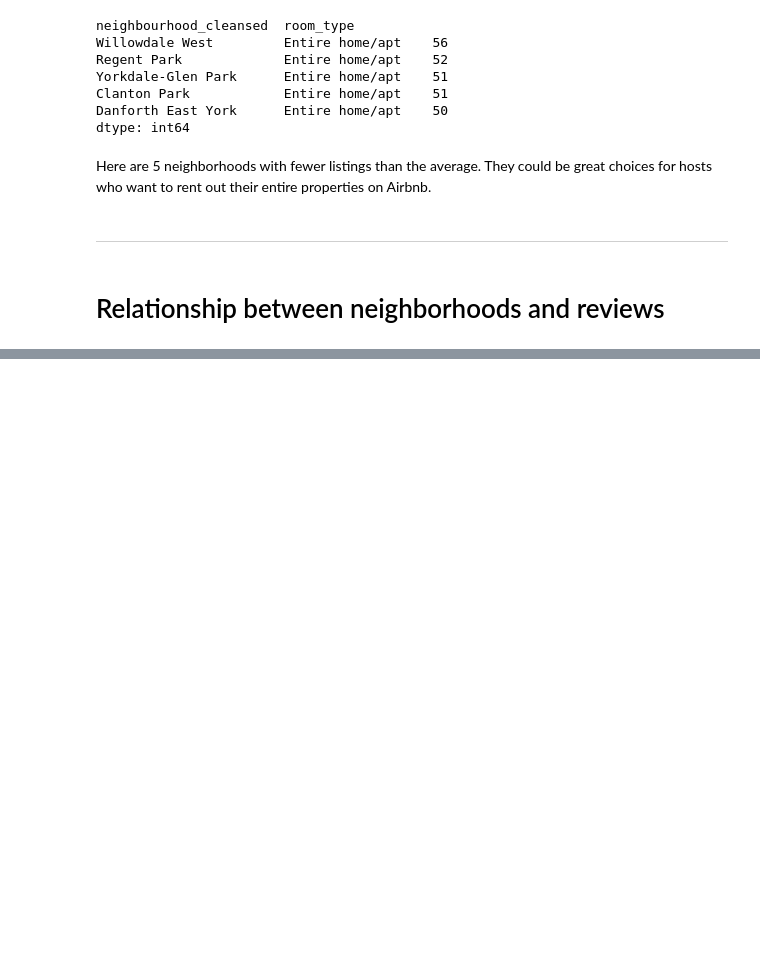
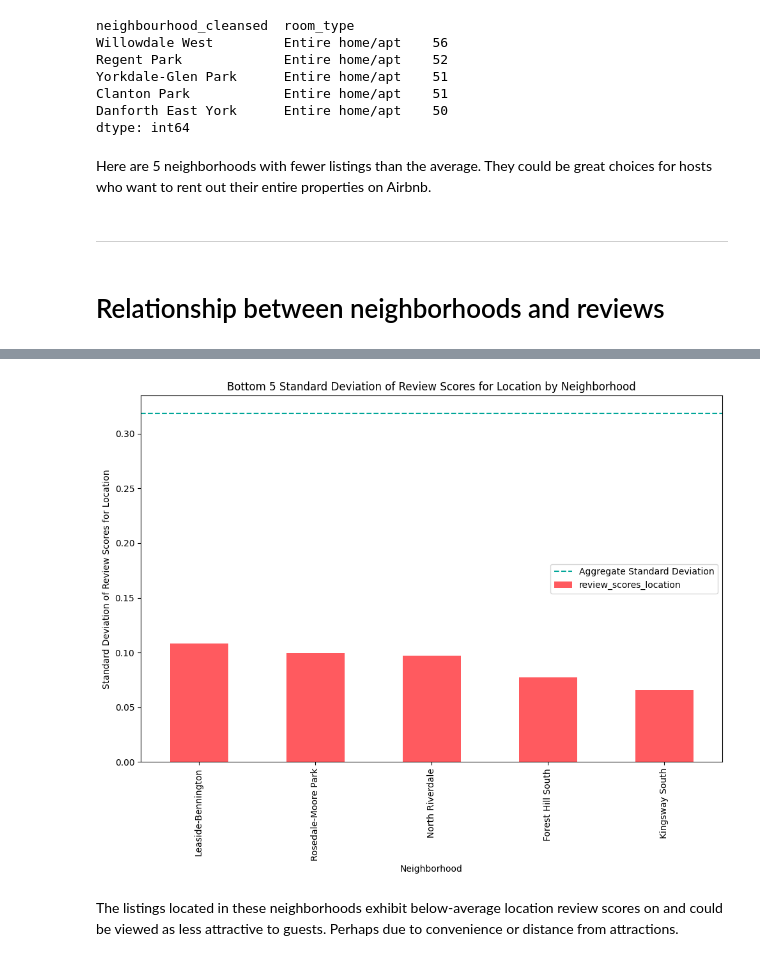
Before and after one commit to Etnawu/Data-analysis-of-Airbnb-in-Toronto, a Jupyter notebook: Airbnb.ipynb, the cells around one changed output, grey strips where cells are left out. Drawn from its saved outputs; the diff is of its cells as text; code cells hidden in the pictures; blank space fills up the shorter version.

```diff
--- a/Airbnb.ipynb
+++ b/Airbnb.ipynb
@@ -303,0 +462,19 @@ Here are 5 neighborhoods with fewer listings than the average. They could be gre
+# %%
+# Bottom 5 neighborhoods based on location review
+location_bottom_5 = neighborhood_std_scores_sorted.tail(5)
+
+# Plot
+plt.figure(figsize=(10, 8))
+location_bottom_5.plot(kind='bar', color='#FF5A5F')
+plt.axhline(y=aggregate_std_location_score, color='#00A699', linestyle='--', label='Aggregate Standard Deviation')
+plt.title('Bottom 5 Standard Deviation of Review Scores for Location by Neighborhood')
+plt.xlabel('Neighborhood')
+plt.ylabel('Standard Deviation of Review Scores for Location')
+plt.xticks(rotation=90)
+plt.legend()
+plt.tight_layout()
+plt.show()
+# %% [output]
+[figure, added]
+# %% [markdown]
+The listings located in these neighborhoods exhibit below-average location review scores on and could be viewed as less attractive to guests. Perhaps due to convenience or distance from attractions.
```
Also changed, not shown: parts of 31 cells of this notebook.
